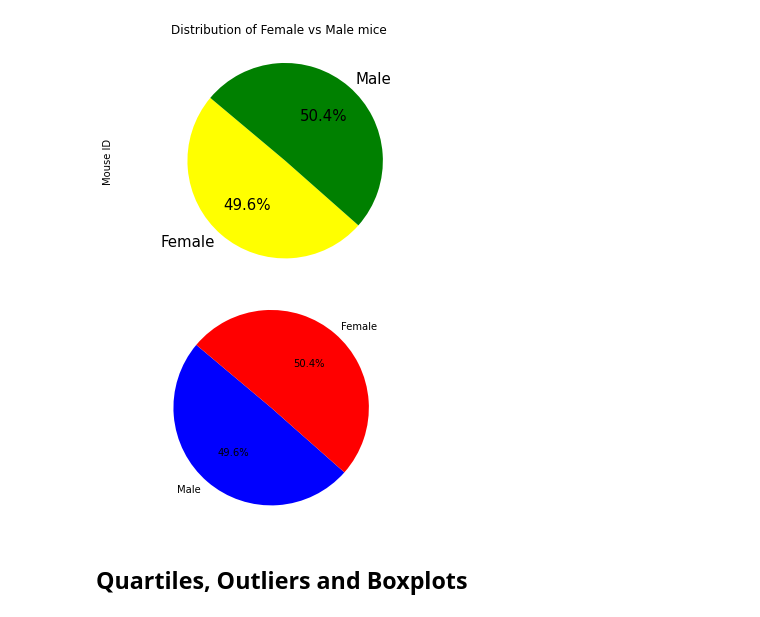
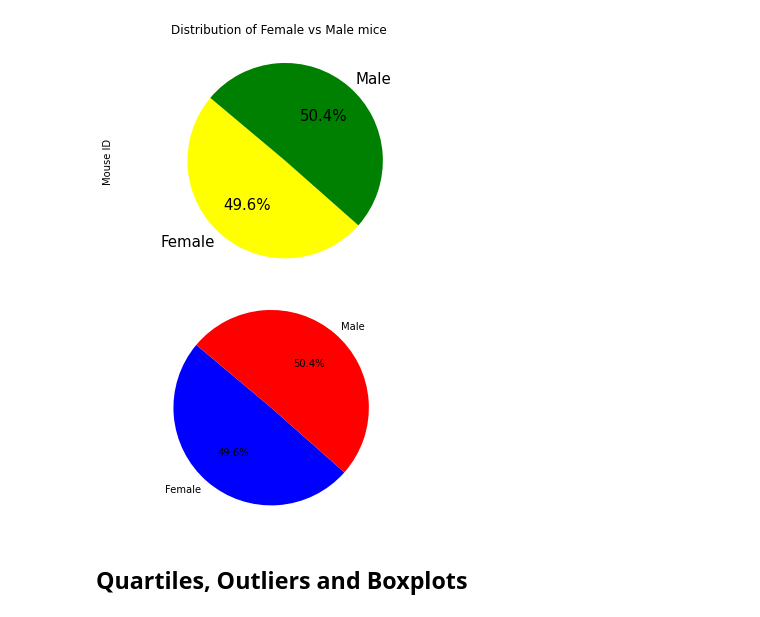
Before and after one commit to jmahon22/matplotlib_challenge, a Jupyter notebook: Instructions/Pymaceuticals/pymaceuticals_starter.ipynb, the cells around one changed output. Saved outputs shown, nothing was run; the diff lists cells and outputs as text; code cells hidden in the pictures.

```diff
--- a/Instructions/Pymaceuticals/pymaceuticals_starter.ipynb
+++ b/Instructions/Pymaceuticals/pymaceuticals_starter.ipynb
@@ -170,12 +176,12 @@ plt.show()
 [figure]
 # %%
 # Generate a pie plot showing the distribution of female versus male mice using pyplot
-plt.pie(gender_count[("Mouse ID")], labels=["Male", "Female"], colors=["blue","red"],
+plt.pie(gender_count[("Mouse ID")], labels=["Female", "Male"], colors=["blue","red"],
        autopct="%1.1f%%", startangle=140)
 plt.axis("equal")
 plt.show()
 # %% [output]
-[figure, old version]
+[figure, new version]
 # %% [markdown]
 ## Quartiles, Outliers and Boxplots
 # %%
```
Also changed, not shown: parts of 1 cell of this notebook, 2 other files.
